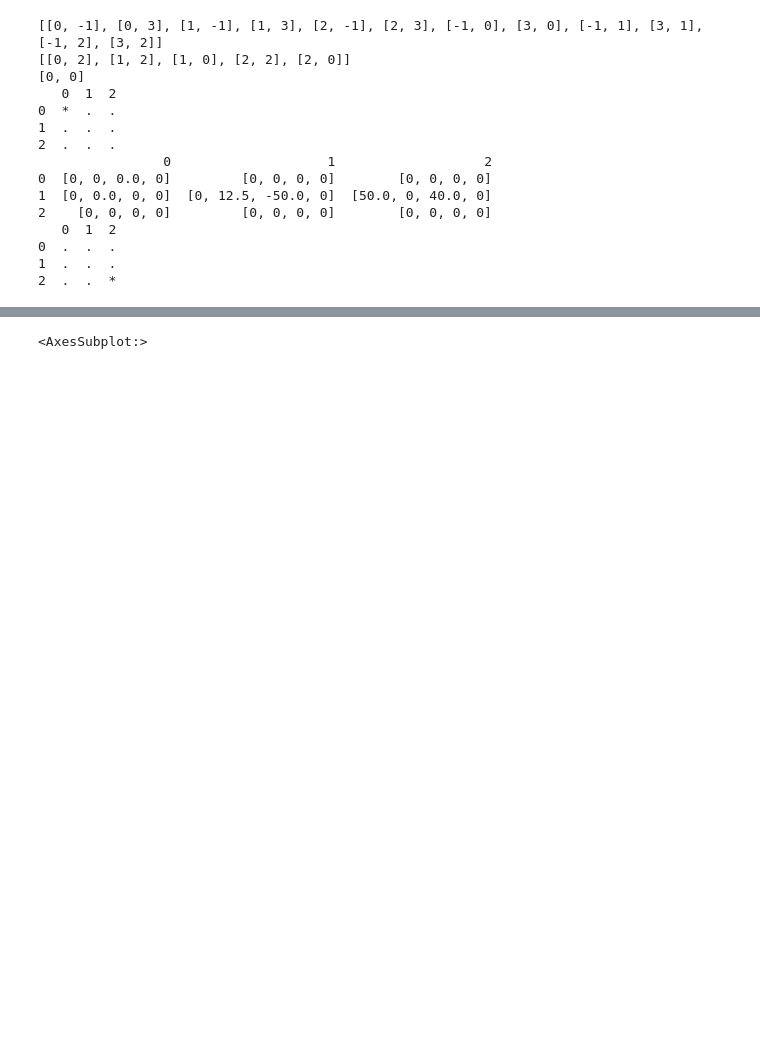
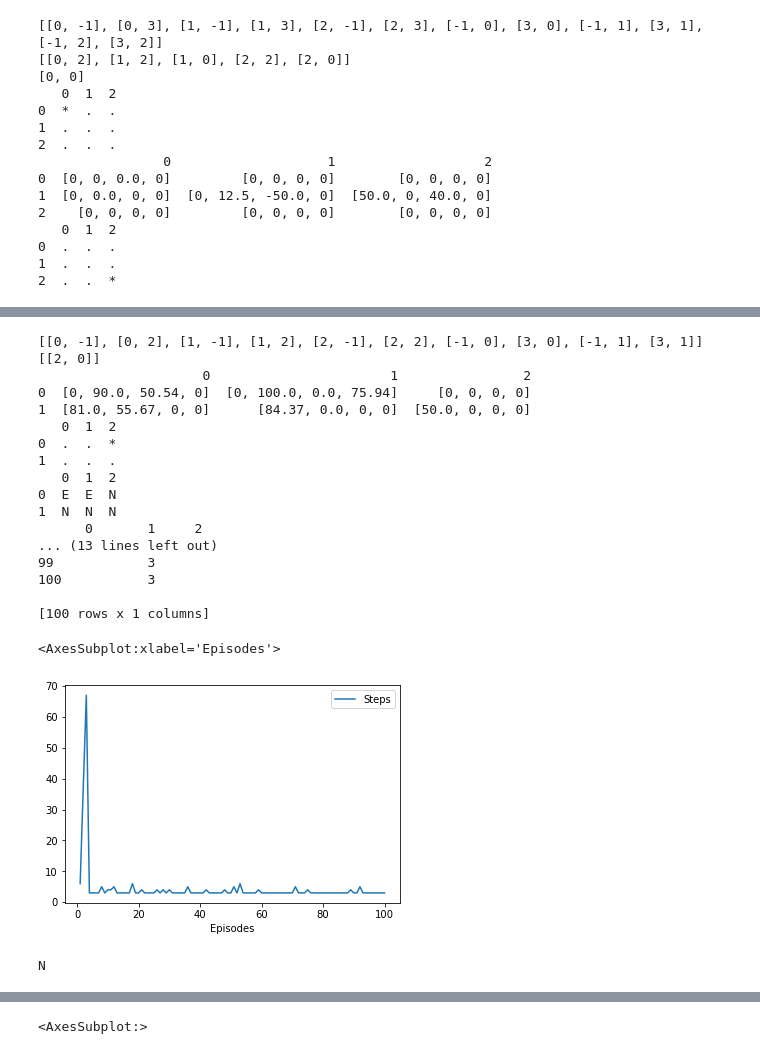
Before and after one commit to FreedomEclipse/GridWorld, a Jupyter notebook: gridworld.ipynb, the cells around one changed output, grey strips where cells are left out. Saved outputs shown, nothing was run; the diff lists cells and outputs as text; code cells hidden in the pictures; blank space fills up the shorter version.

```diff
--- a/gridworld.ipynb
+++ b/gridworld.ipynb
@@ -289,3 +368,53 @@ Episodes
+# %%
+aRewards = [[2, 0, 100]]
+
+iters = 100
+grid = setupGrid(3, 2, aRewards)
+player = Player(grid, [0, 1])
+# parameters: gamma, learning rate, deterministic?
+qlearn = QLearn(0.9, 0.5, False)
+charts = Charts(iters)
+
+#print(player.curr_state)
+#print(grid.show_board)
+
+# parameters: predefined?, iterations, path (None if none)
+run(False, iters, None)
+print(player.qtable)
+print(grid.show_board)
+
+player.detPolicyV()
+print(player.policy)
+print(player.v)
+
+
+print(charts.stepsGoal)
+
+sns.lineplot(data=charts.stepsGoal)
+# %% [output]
+[[0, -1], [0, 2], [1, -1], [1, 2], [2, -1], [2, 2], [-1, 0], [3, 0], [-1, 1], [3, 1]]
+[[2, 0]]
+                     0                       1                2
+0  [0, 90.0, 50.54, 0]  [0, 100.0, 0.0, 75.94]     [0, 0, 0, 0]
+1  [81.0, 55.67, 0, 0]      [84.37, 0.0, 0, 0]  [50.0, 0, 0, 0]
+   0  1  2
+0  .  .  *
+1  .  .  .
+   0  1  2
+0  E  E  N
+1  N  N  N
+      0       1     2
+... (13 lines left out)
+99            3
+100           3
+
+[100 rows x 1 columns]
+<AxesSubplot:xlabel='Episodes'>
+[figure, added]
+# %%
+print(player.policy[player.curr_state[0]][player.curr_state[1]])
+# %% [output]
+N
 # %%
 import random
 t = []
```
Also changed, not shown: parts of 8 cells of this notebook.
